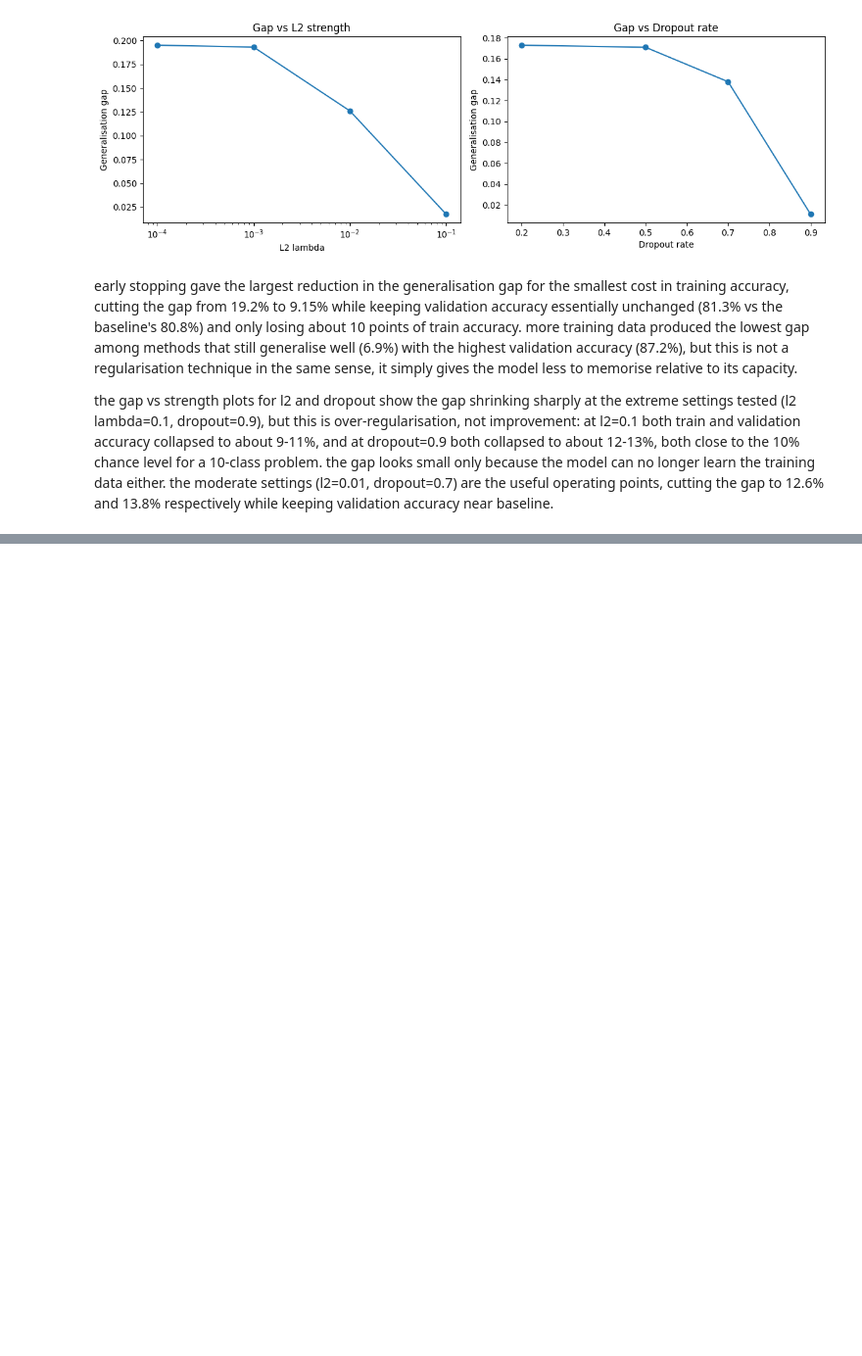
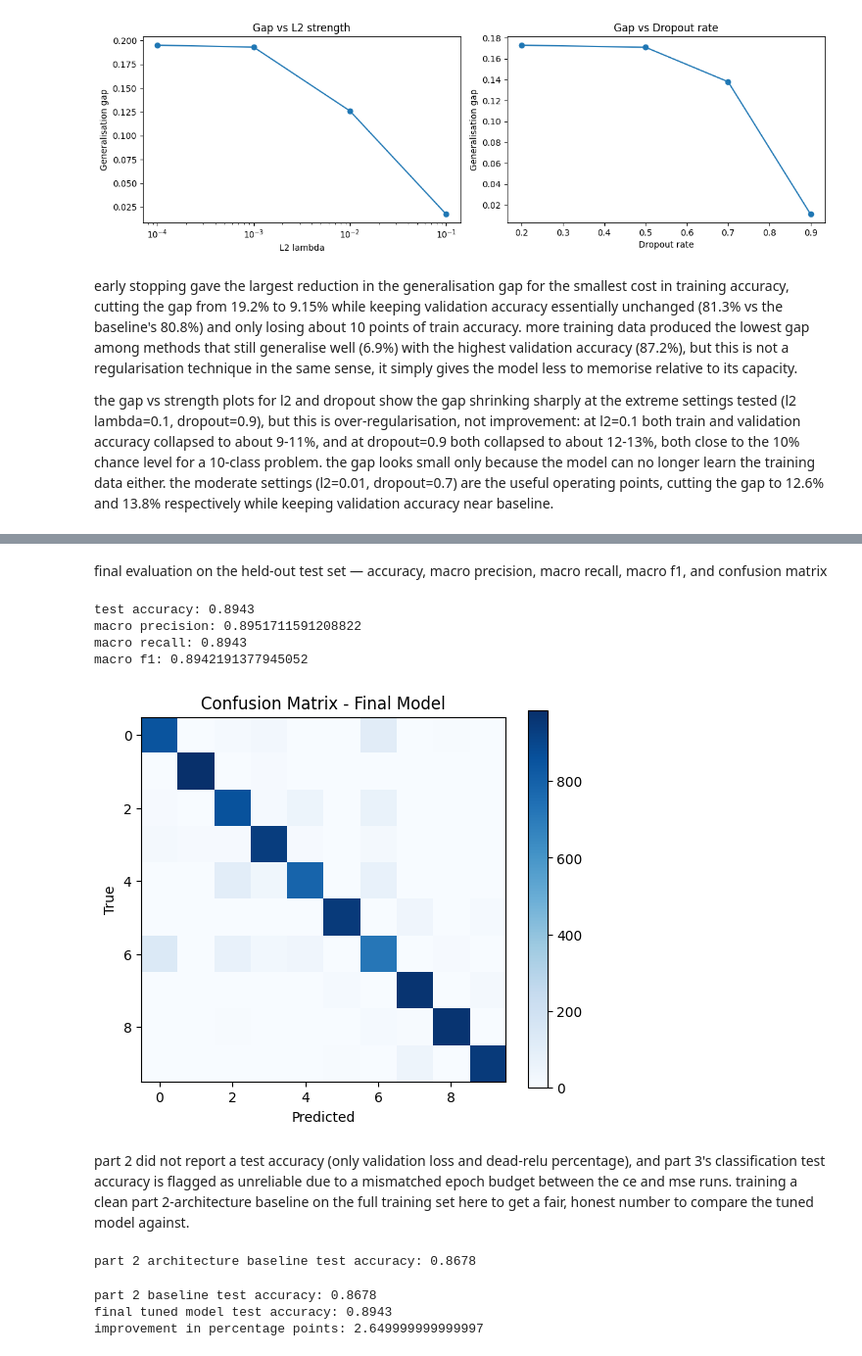
Before and after one commit to zonia7867/Deep-Learning-for-Perception-CS-4045, a Jupyter notebook: dlp-a1.ipynb, the cells around one changed output, grey strips where cells are left out. Shown at 98% size. Saved outputs shown, nothing was run; the diff lists cells and outputs as text; code cells hidden in the pictures; blank space fills up the shorter version.

```diff
--- a/dlp-a1.ipynb
+++ b/dlp-a1.ipynb
@@ -958,0 +1057,9 @@ the gap vs strength plots for l2 and dropout show the gap shrinking sharply at t
+# %%
+cv_sorted = sorted(cv_results, key=lambda r: r["mean_acc"], reverse=True)
+top5 = cv_sorted[:5]
+
+for i, r in enumerate(top5):
+    print(f"rank {i+1}: mean={r['mean_acc']:.4f}, std={r['std_acc']:.4f}, config={r['config']}")
+
+best_config = top5[0]["config"]
+print("\nselected configuration:", best_config)
@@ -958,0 +1117,67 @@ the gap vs strength plots for l2 and dropout show the gap shrinking sharply at t
+# %% [markdown]
+final evaluation on the held-out test set — accuracy, macro precision, macro recall, macro f1, and confusion matrix
+# %%
+from sklearn.metrics import accuracy_score, precision_score, recall_score, f1_score, confusion_matrix
+
+X_test_t = torch.tensor(x_test, dtype=torch.float32)
+
+final_model.eval()
+with torch.no_grad():
+    test_preds = final_model(X_test_t).argmax(dim=1).numpy()
+
+test_acc = accuracy_score(y_test, test_preds)
+test_prec = precision_score(y_test, test_preds, average="macro")
+test_rec = recall_score(y_test, test_preds, average="macro")
+test_f1 = f1_score(y_test, test_preds, average="macro")
+
+print("test accuracy:", test_acc)
+print("macro precision:", test_prec)
+print("macro recall:", test_rec)
+print("macro f1:", test_f1)
+
+cm = confusion_matrix(y_test, test_preds)
+plt.figure(figsize=(6,5))
+plt.imshow(cm, cmap="Blues")
+plt.colorbar()
+plt.xlabel("Predicted")
+plt.ylabel("True")
+plt.title("Confusion Matrix - Final Model")
+plt.show()
+# %% [output]
+test accuracy: 0.8943
+macro precision: 0.8951711591208822
+macro recall: 0.8943
+macro f1: 0.8942191377945052
+[figure, added]
+# %% [markdown]
+part 2 did not report a test accuracy (only validation loss and dead-relu percentage), and part 3's classification test accuracy is flagged as unreliable due to a mismatched epoch budget between the ce and mse runs. training a clean part 2-architecture baseline on the full training set here to get a fair, honest number to compare the tuned model against.
+# %%
+torch.manual_seed(42)
+baseline_model = MLP(nn.ReLU())
+optimizer = optim.Adam(baseline_model.parameters(), lr=0.001)
+criterion = nn.CrossEntropyLoss()
+
+for epoch in range(200):
+    baseline_model.train()
+    out = baseline_model(X_full)
+    loss = criterion(out, y_full)
+    optimizer.zero_grad()
+    loss.backward()
+    optimizer.step()
+
+baseline_model.eval()
+with torch.no_grad():
+    baseline_preds = baseline_model(X_test_t).argmax(dim=1).numpy()
+baseline_test_acc = accuracy_score(y_test, baseline_preds)
+print("part 2 architecture baseline test accuracy:", baseline_test_acc)
+# %% [output]
+part 2 architecture baseline test accuracy: 0.8678
+# %%
+improvement = (test_acc - baseline_test_acc) * 100
+print("part 2 baseline test accuracy:", baseline_test_acc)
+print("final tuned model test accuracy:", test_acc)
+print("improvement in percentage points:", improvement)
+# %% [output]
+part 2 baseline test accuracy: 0.8678
+final tuned model test accuracy: 0.8943
+improvement in percentage points: 2.649999999999997
```
Also changed, not shown: parts of 11 cells of this notebook.
